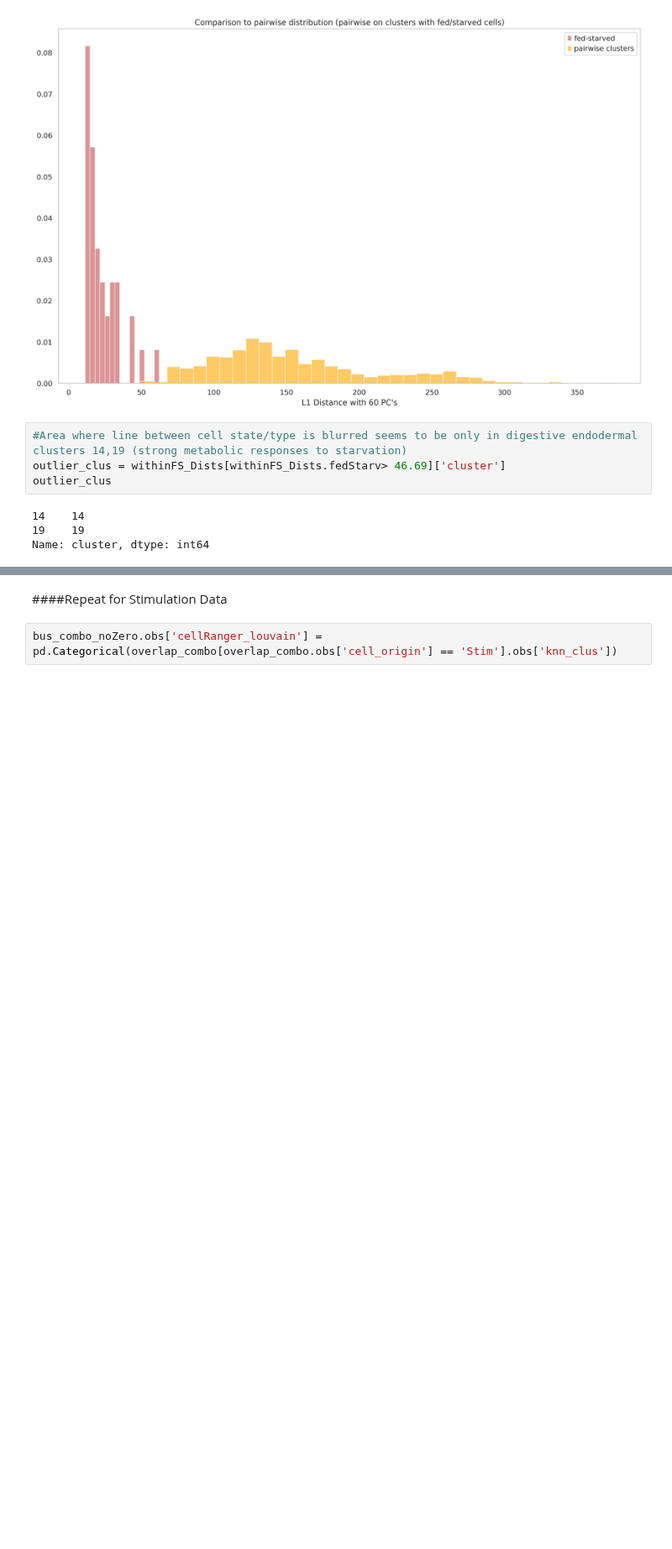
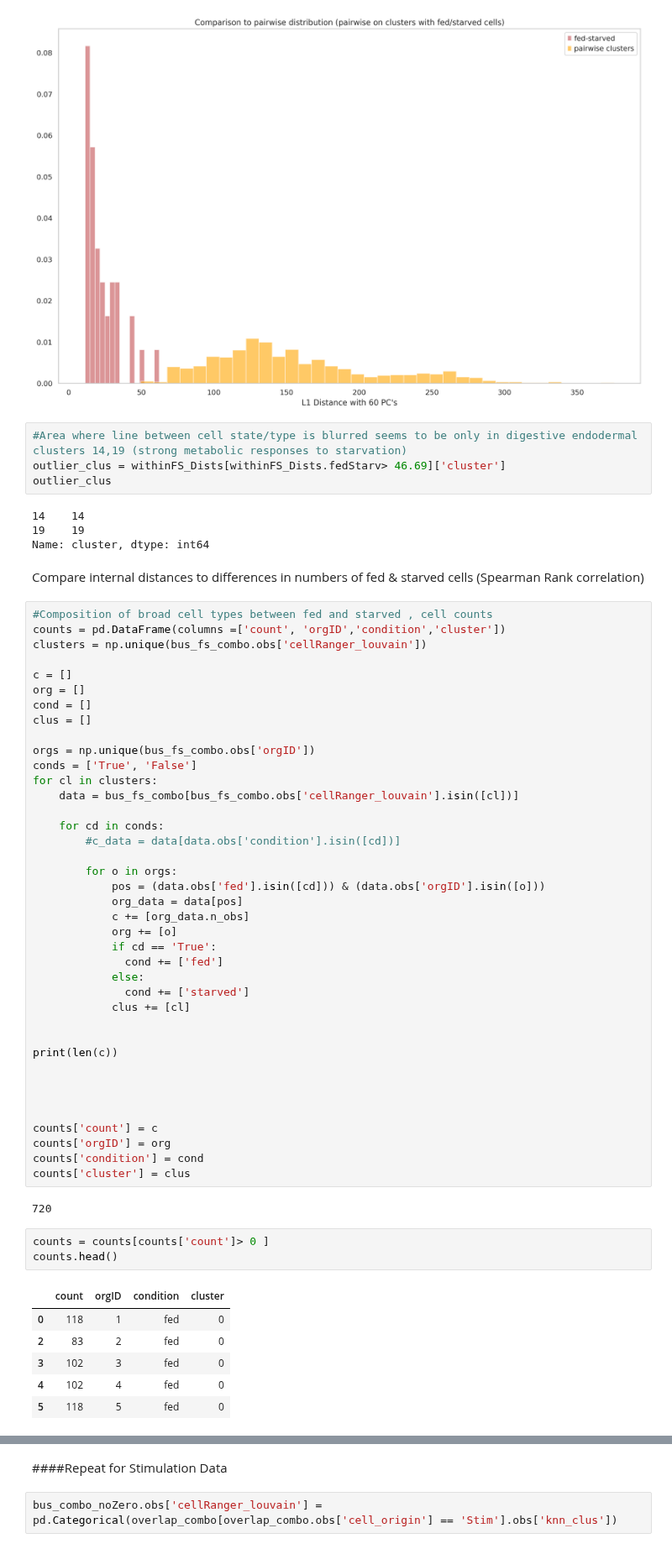
Before and after one commit to pachterlab/CWGFLHGCCHAP_2021, a Jupyter notebook: notebooks/cellAtlas_Generation_KNN_NCA.ipynb, the cells around one changed output, grey strips where cells are left out. Shown at 84% size. Saved outputs shown, nothing was run; the diff lists cells and outputs as text; blank space fills up the shorter version.

```diff
--- a/notebooks/cellAtlas_Generation_KNN_NCA.ipynb
+++ b/notebooks/cellAtlas_Generation_KNN_NCA.ipynb
@@ -557,3 +559,56 @@ outlier_clus
 14    14
 19    19
 Name: cluster, dtype: int64
+# %% [markdown]
+Compare internal distances to differences in numbers of fed & starved cells (Spearman Rank correlation)
+# %%
+#Composition of broad cell types between fed and starved , cell counts
+counts = pd.DataFrame(columns =['count', 'orgID','condition','cluster'])
+clusters = np.unique(bus_fs_combo.obs['cellRanger_louvain'])
+
+c = []
+org = []
+cond = []
+clus = []
+
+orgs = np.unique(bus_fs_combo.obs['orgID'])
+conds = ['True', 'False']
+for cl in clusters:
+    data = bus_fs_combo[bus_fs_combo.obs['cellRanger_louvain'].isin([cl])]
+
+    for cd in conds:
+        #c_data = data[data.obs['condition'].isin([cd])]
+
+        for o in orgs:
+            pos = (data.obs['fed'].isin([cd])) & (data.obs['orgID'].isin([o]))
+            org_data = data[pos]
+            c += [org_data.n_obs]
+            org += [o]
+            if cd == 'True':
+              cond += ['fed']
+            else:
+              cond += ['starved']
+            clus += [cl]
+
+
+print(len(c))
+
+
+
+
+counts['count'] = c
+counts['orgID'] = org
+counts['condition'] = cond
+counts['cluster'] = clus
+# %% [output]
+720
+# %%
+counts = counts[counts['count']> 0 ]
+counts.head()
+# %% [output]
+|  | count | orgID | condition | cluster |
+| 0 | 118 | 1 | fed | 0 |
+| 2 | 83 | 2 | fed | 0 |
+| 3 | 102 | 3 | fed | 0 |
+| 4 | 102 | 4 | fed | 0 |
+| 5 | 118 | 5 | fed | 0 |
```
Also changed, not shown: parts of 6 cells of this notebook.
